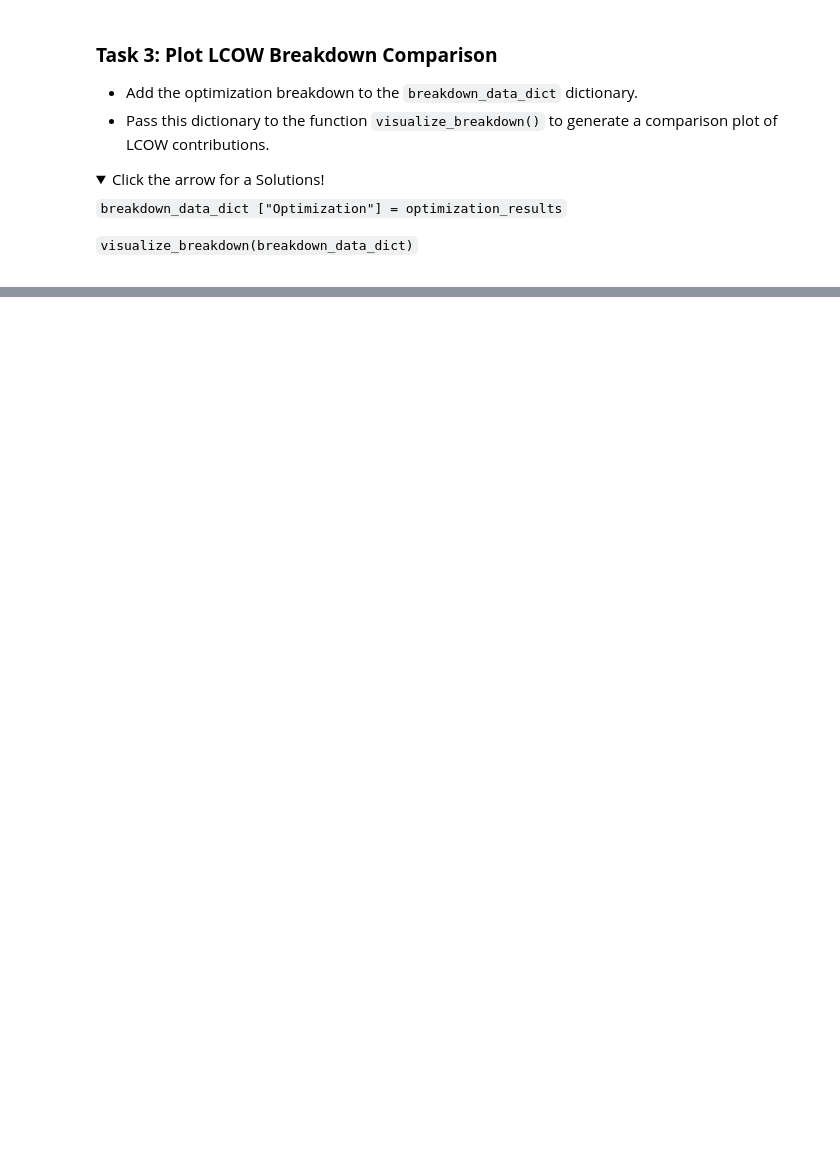
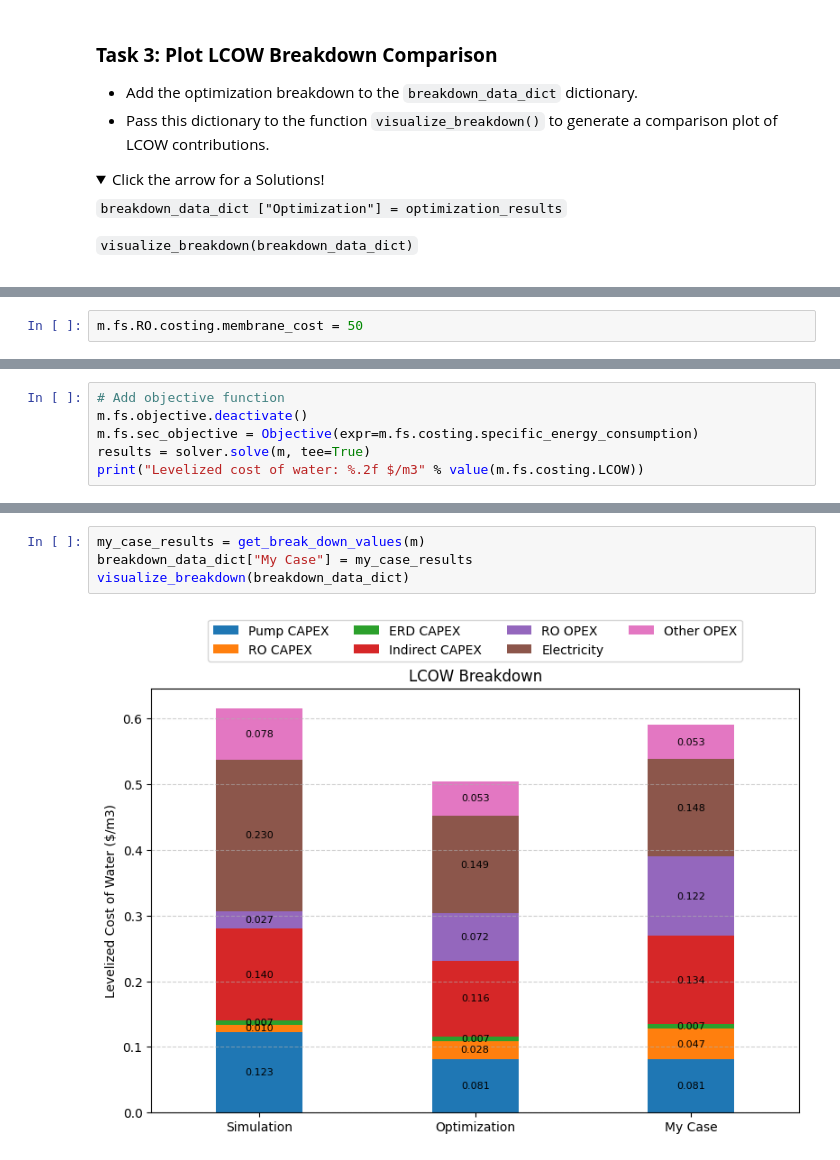
Before and after one commit to sufikaur/myfork-watertap_academy_fall_2025, a Jupyter notebook: week3/RO_Flowsheet_ERD_Techno_Economics_Analysis.ipynb, the cells around one changed output, grey strips where cells are left out. Cells and saved outputs as stored; diff of their text form; folded sections open; blank space fills up the shorter version.

```diff
--- a/week3/RO_Flowsheet_ERD_Techno_Economics_Analysis.ipynb
+++ b/week3/RO_Flowsheet_ERD_Techno_Economics_Analysis.ipynb
@@ -542,0 +566,2 @@ We will extract the optimal LCOW, examine its detailed breakdown, and create com
+# %%
+m.fs.RO.costing.membrane_cost = 50
@@ -542,0 +599,6 @@ We will extract the optimal LCOW, examine its detailed breakdown, and create com
+# %%
+# Add objective function
+m.fs.objective.deactivate()
+m.fs.sec_objective = Objective(expr=m.fs.costing.specific_energy_consumption)
+results = solver.solve(m, tee=True)
+print("Levelized cost of water: %.2f $/m3" % value(m.fs.costing.LCOW))
@@ -542,0 +630,6 @@ We will extract the optimal LCOW, examine its detailed breakdown, and create com
+# %%
+my_case_results = get_break_down_values(m)
+breakdown_data_dict["My Case"] = my_case_results
+visualize_breakdown(breakdown_data_dict)
+# %% [output]
+[figure, added]
```
Also changed, not shown: parts of 52 cells of this notebook, 1 other file.
